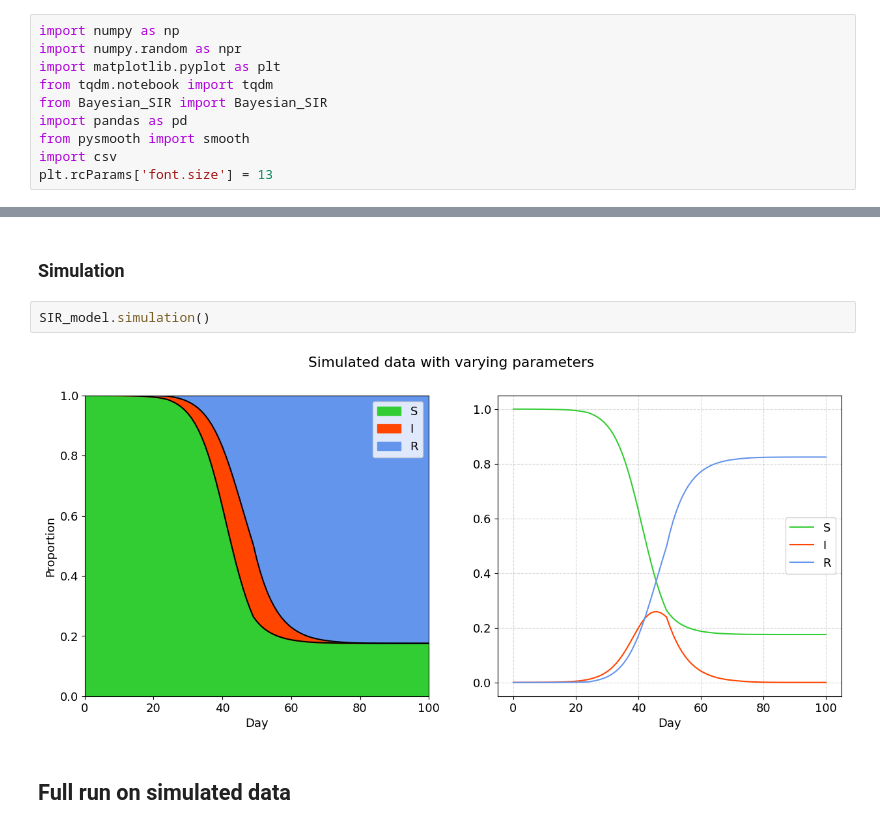
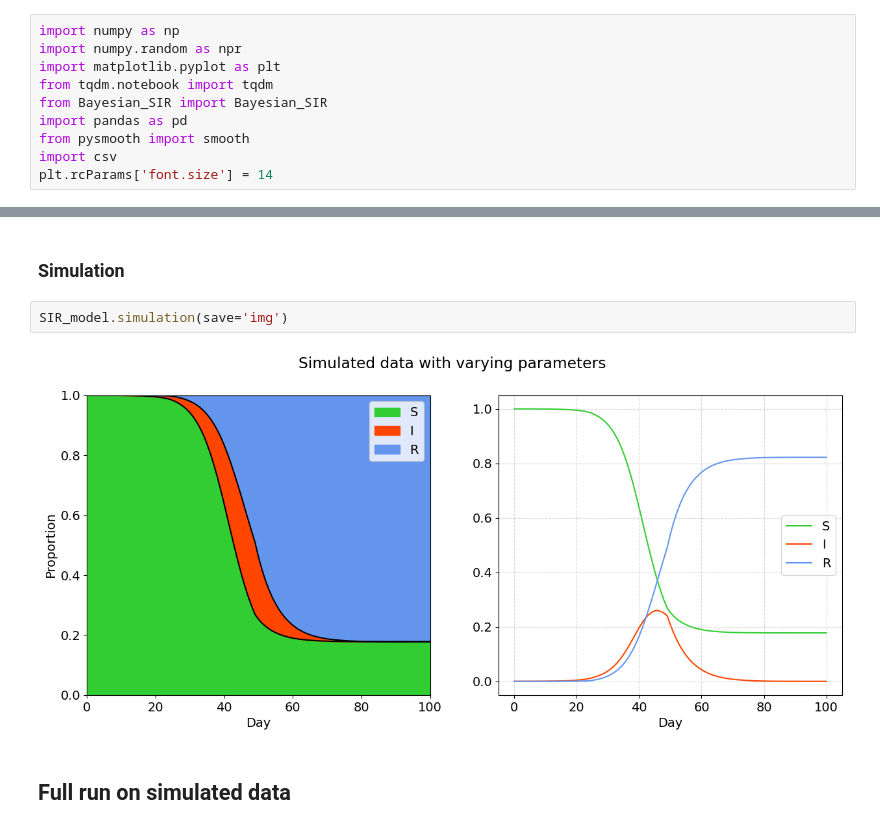
Before and after one commit to s1m0n32001/BayesianSIR, a Jupyter notebook: final.ipynb, the cells around one changed output, grey strips where cells are left out. Cells and saved outputs as stored; diff of their text form.

```diff
--- a/final.ipynb
+++ b/final.ipynb
@@ -7,7 +7,7 @@ from Bayesian_SIR import Bayesian_SIR
 import pandas as pd
 from pysmooth import smooth
 import csv
-plt.rcParams['font.size'] = 13
+plt.rcParams['font.size'] = 14
 # %% [markdown]
 ### Parameter initialization
 # %%
@@ -22,9 +22,9 @@ SIR_model = Bayesian_SIR([N, T, I0], betas, gammas)
 # %% [markdown]
 ### Simulation
 # %%
-SIR_model.simulation()
+SIR_model.simulation(save='img')
 # %% [output]
-[figure, old version]
+[figure, new version]
 # %% [markdown]
 ## Full run on simulated data
 # %%
```
Also changed, not shown: parts of 21 cells of this notebook, 9 other files.
